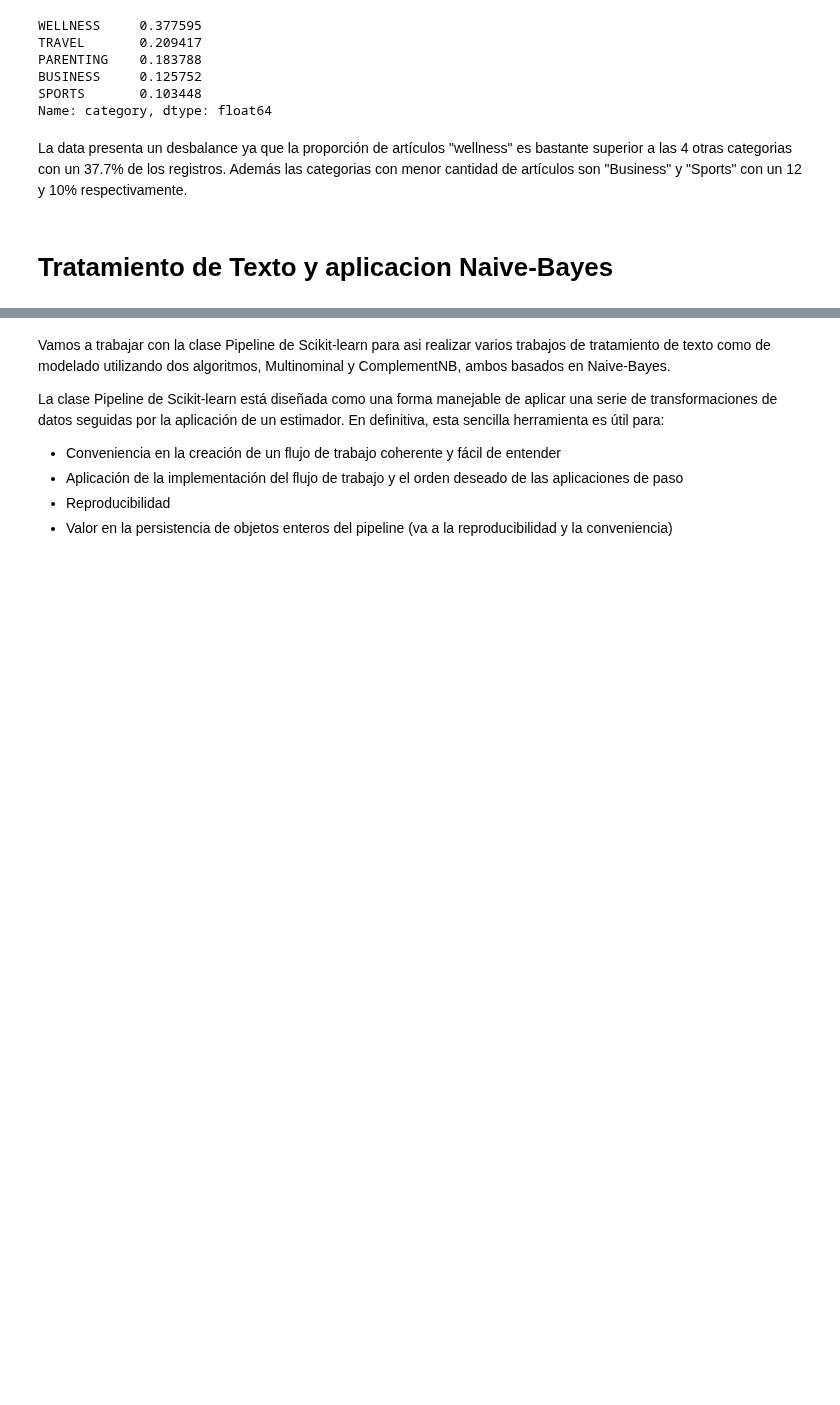
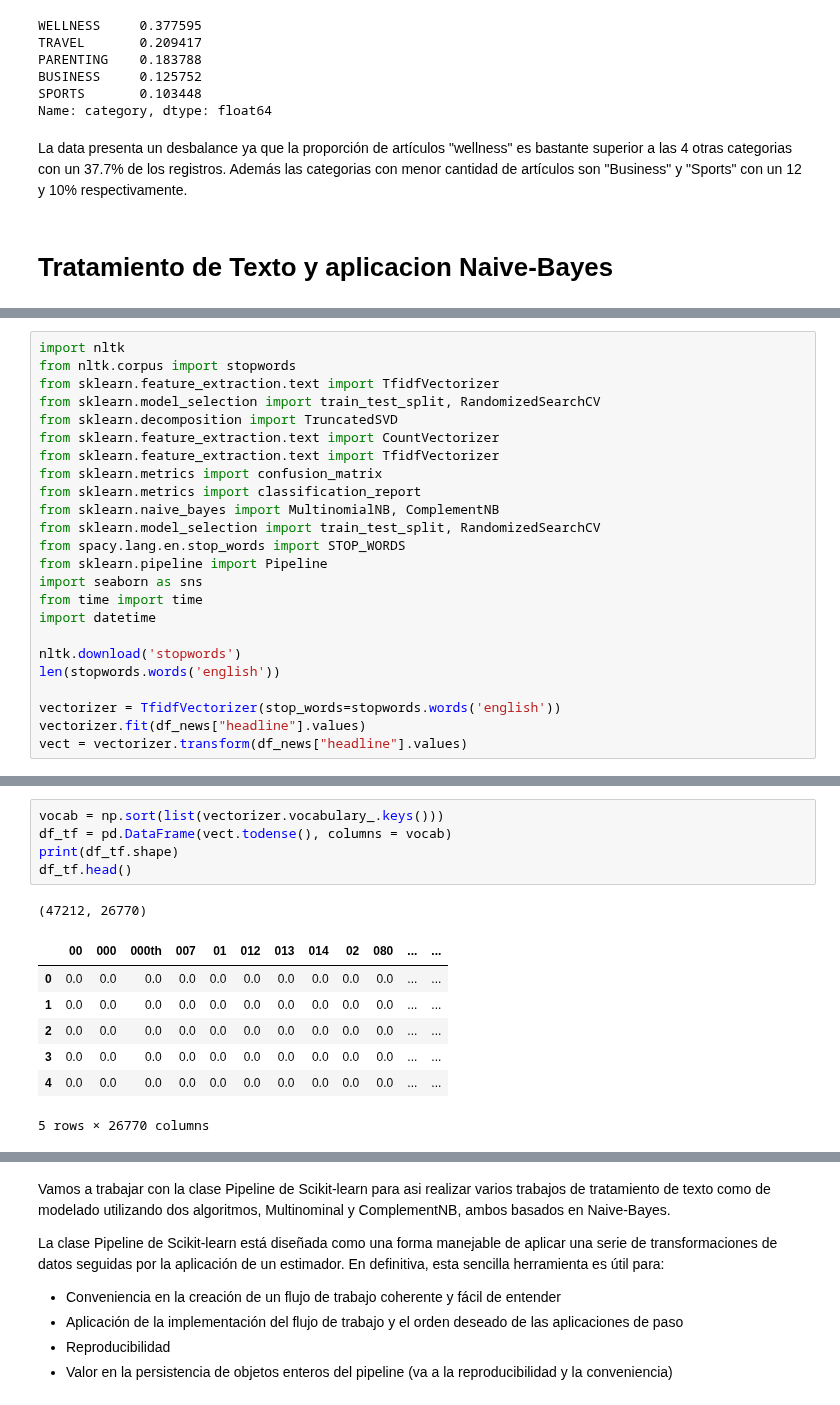
Before and after one commit to JALVARADORUIZ/Magister_BigData_UB, a Jupyter notebook: M6_AG1_Grupo14.ipynb, the cells around one changed output, grey strips where cells are left out. Cells and saved outputs as stored; diff of their text form; blank space fills up the shorter version.

```diff
--- a/M6_AG1_Grupo14.ipynb
+++ b/M6_AG1_Grupo14.ipynb
@@ -182,0 +185,24 @@ La data presenta un desbalance ya que la proporción de artículos "wellness" es
+# %%
+import nltk
+from nltk.corpus import stopwords
+from sklearn.feature_extraction.text import TfidfVectorizer
+from sklearn.model_selection import train_test_split, RandomizedSearchCV
+from sklearn.decomposition import TruncatedSVD
+from sklearn.feature_extraction.text import CountVectorizer
+from sklearn.feature_extraction.text import TfidfVectorizer
+from sklearn.metrics import confusion_matrix
+from sklearn.metrics import classification_report
+from sklearn.naive_bayes import MultinomialNB, ComplementNB
+from sklearn.model_selection import train_test_split, RandomizedSearchCV
+from spacy.lang.en.stop_words import STOP_WORDS
+from sklearn.pipeline import Pipeline
+import seaborn as sns
+from time import time
+import datetime
+
+nltk.download('stopwords')
+len(stopwords.words('english'))
+
+vectorizer = TfidfVectorizer(stop_words=stopwords.words('english'))
+vectorizer.fit(df_news["headline"].values)
+vect = vectorizer.transform(df_news["headline"].values)
@@ -182,0 +222,14 @@ La data presenta un desbalance ya que la proporción de artículos "wellness" es
+# %%
+vocab = np.sort(list(vectorizer.vocabulary_.keys()))
+df_tf = pd.DataFrame(vect.todense(), columns = vocab)
+print(df_tf.shape)
+df_tf.head()
+# %% [output]
+(47212, 26770)
+|  | 00 | 000 | 000th | 007 | 01 | 012 | 013 | 014 | 02 | 080 | ... | ... |
+| 0 | 0.0 | 0.0 | 0.0 | 0.0 | 0.0 | 0.0 | 0.0 | 0.0 | 0.0 | 0.0 | ... | ... |
+| 1 | 0.0 | 0.0 | 0.0 | 0.0 | 0.0 | 0.0 | 0.0 | 0.0 | 0.0 | 0.0 | ... | ... |
+| 2 | 0.0 | 0.0 | 0.0 | 0.0 | 0.0 | 0.0 | 0.0 | 0.0 | 0.0 | 0.0 | ... | ... |
+| 3 | 0.0 | 0.0 | 0.0 | 0.0 | 0.0 | 0.0 | 0.0 | 0.0 | 0.0 | 0.0 | ... | ... |
+| 4 | 0.0 | 0.0 | 0.0 | 0.0 | 0.0 | 0.0 | 0.0 | 0.0 | 0.0 | 0.0 | ... | ... |
+5 rows × 26770 columns
```
Also changed, not shown: parts of 56 cells of this notebook.
